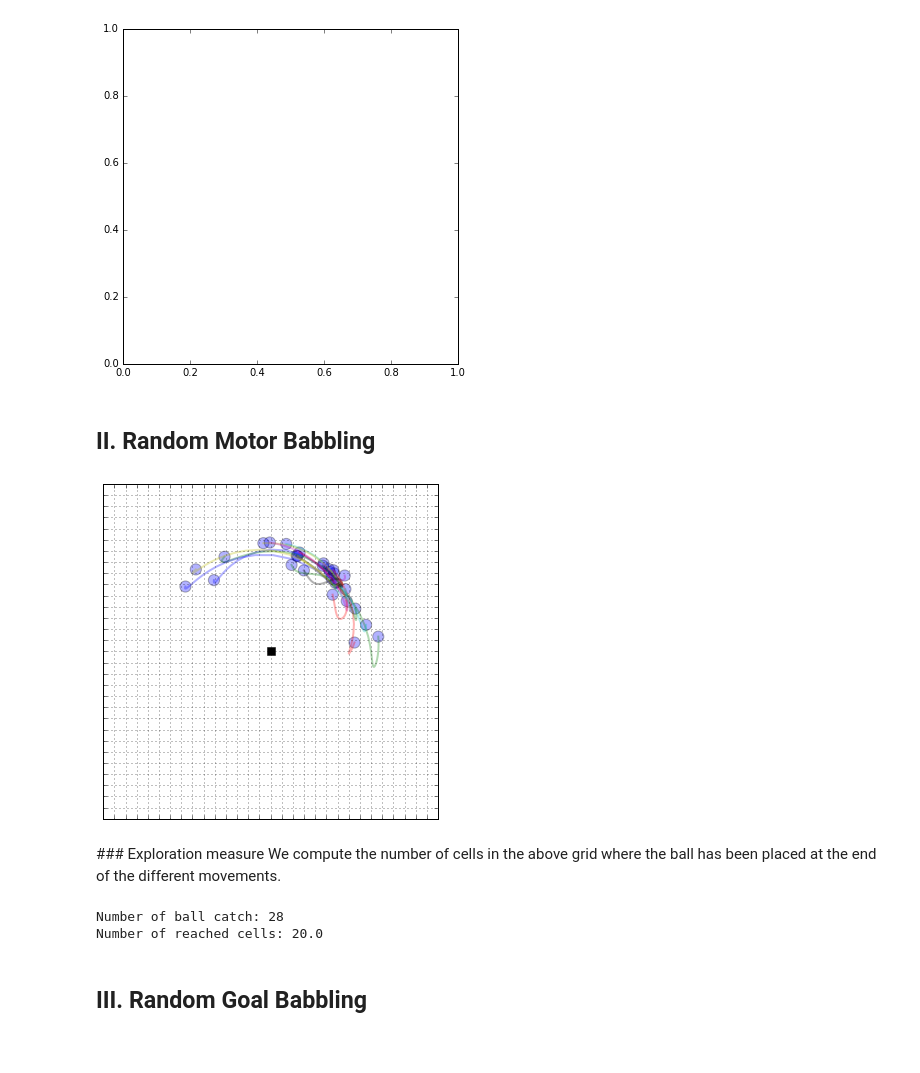
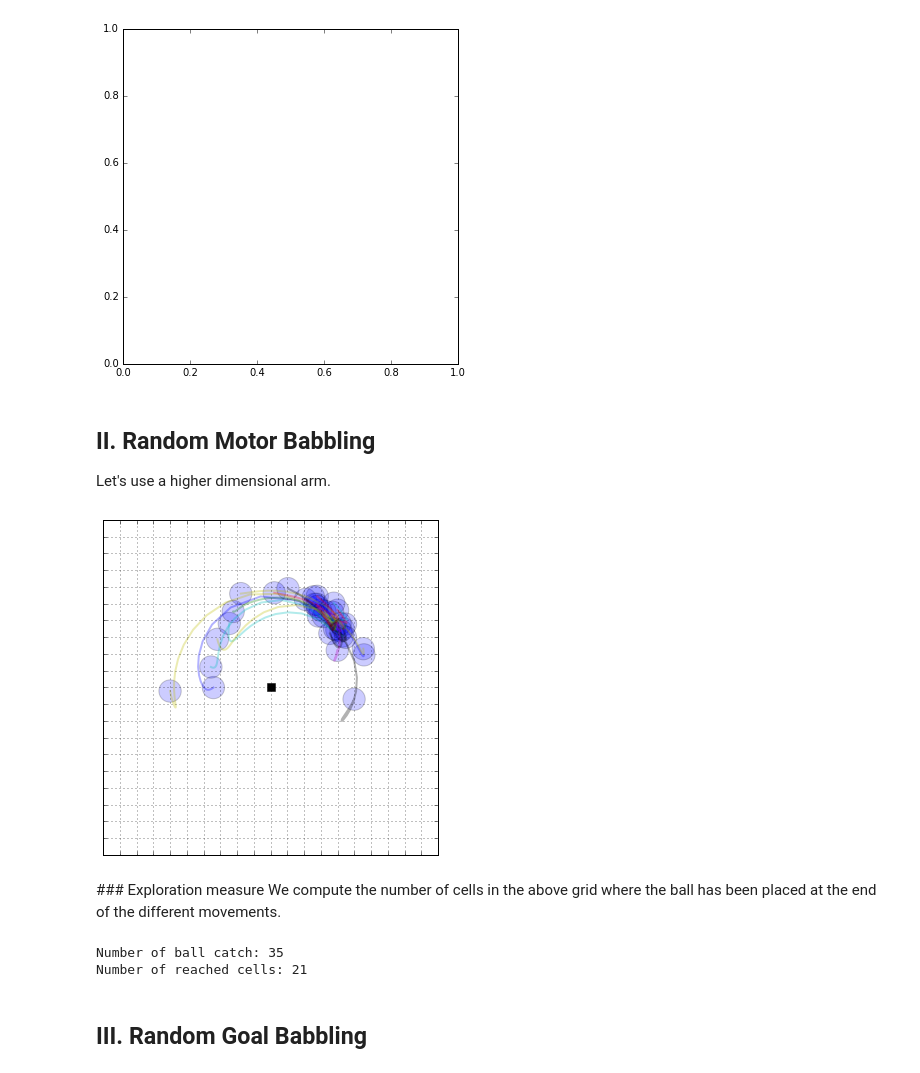
Before and after one commit to sebastien-forestier/ExplorationAlgorithms, a Jupyter notebook: main.ipynb, the cells around one changed output. Saved outputs shown, nothing was run; the diff lists cells and outputs as text; code cells hidden in the pictures.

```diff
--- a/main.ipynb
+++ b/main.ipynb
@@ -30,10 +30,13 @@ from numpy.random import random
 
 from environment import Arm, Ball, ArmBall
 from explauto import SensorimotorModel
+from explauto.sensorimotor_model.non_parametric import NonParametric
 from explauto.utils import rand_bounds
 from explauto.environment.dynamic_environment import DynamicEnvironment
 from modular_environment import HierarchicalEnvironment
 from utils import compute_explo
+
+grid_size = 20
 # %% [markdown]
 ## I. Exploring the movements of a robotic arm
 
@@ -110,3 +113,5 @@ interact_manual(movement, m1=(-1., 1., 0.1), m2=(-1., 1., 0.1), m3=(-1., 1., 0.1
 [figure]
 # %% [markdown]
 ## II. Random Motor Babbling
+
+Let's use a higher dimensional arm.
@@ -113,35 +165,35 @@ interact_manual(movement, m1=(-1., 1., 0.1), m2=(-1., 1., 0.1), m3=(-1., 1., 0.1
 # %%
 fig, ax = plt.subplots()
 ax.set_aspect('equal')
 ax.set_xlim((-1.5, 1.5))
 ax.set_ylim((-1.5, 1.5))
 ax.plot(0., 0., 'sk', ms=8)
 explored_s_mb = []
 
-for _ in range(1000):
+for _ in range(2000):
     m = environment.random_motors()[0]
     s = environment.update(m)
     if abs(s[-1] - s[-3]) > 0.01:
         explored_s_mb += [s]
         ax.plot(environment.s_traj[:,0], environment.s_traj[:,1], lw=2, alpha=0.3)
-        ax.add_patch(Circle(tuple(environment.s_traj[-1,:]), ball_config["size"], fc=ball_config["color"], alpha=0.3))
+        ax.add_patch(Circle(tuple(environment.s_traj[-1,:]), ball_config["size"], fc=ball_config["color"], alpha=0.2))
 
-plt.xticks(linspace(-1.5, 1.5, 31))
-plt.yticks(linspace(-1.5, 1.5, 31))
+plt.xticks(linspace(-1.5, 1.5, grid_size + 1))
+plt.yticks(linspace(-1.5, 1.5, grid_size + 1))
 ax.set_xticklabels([])
 ax.set_yticklabels([])
 plt.grid()
 # %% [output]
-[figure, old version]
+[figure, new version]
 # %% [markdown]
 ### Exploration measure
 We compute the number of cells in the above grid where the ball has been placed at the end of the different movements.
 # %%
 print "Number of ball catch:", len(explored_s_mb)
-print "Number of reached cells:", compute_explo(array(explored_s_mb)[:,[2,5]], array([-1.5, -1.5]), array([1.5, 1.5]), gs=30)
+print "Number of reached cells:", int(compute_explo(array(explored_s_mb)[:,[2,5]], array([-1.5, -1.5]), array([1.5, 1.5]), gs=grid_size))
 # %% [output]
-Number of ball catch: 28
-Number of reached cells: 20.0
+Number of ball catch: 35
+Number of reached cells: 21
 # %% [markdown]
 ## III. Random Goal Babbling
 # %%
```
Also changed, not shown: parts of 7 cells of this notebook, 1 other file.
